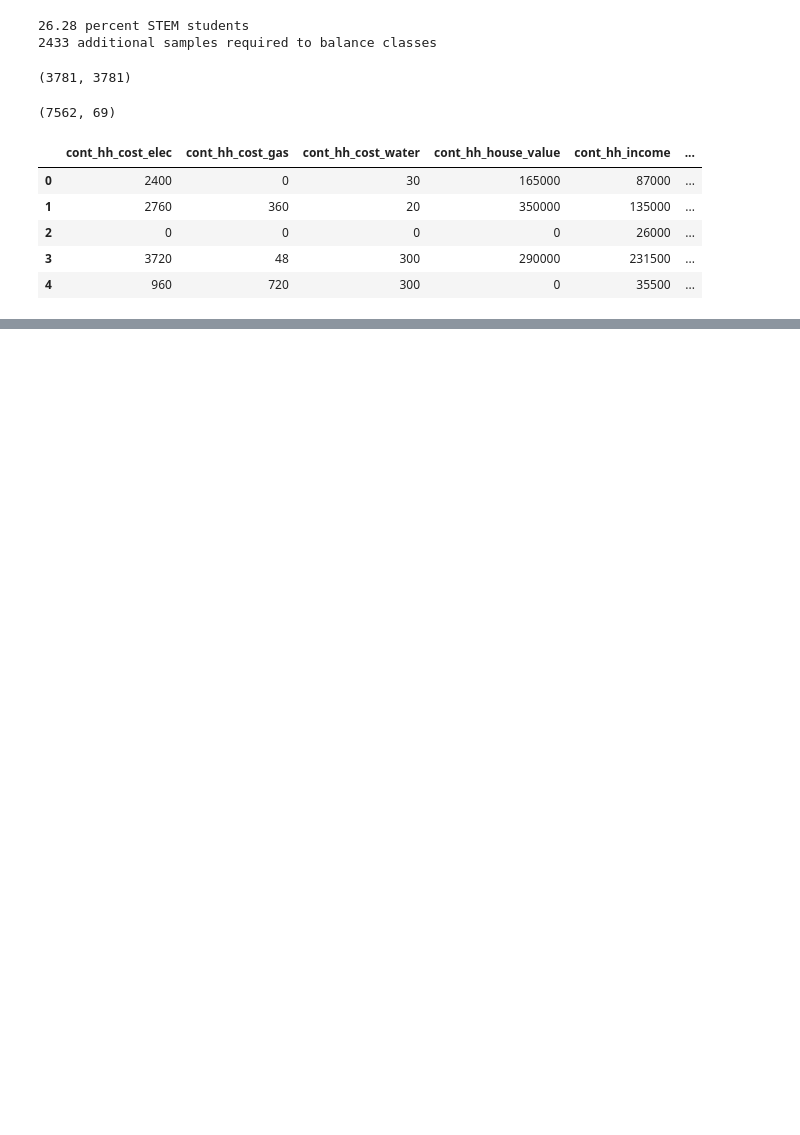
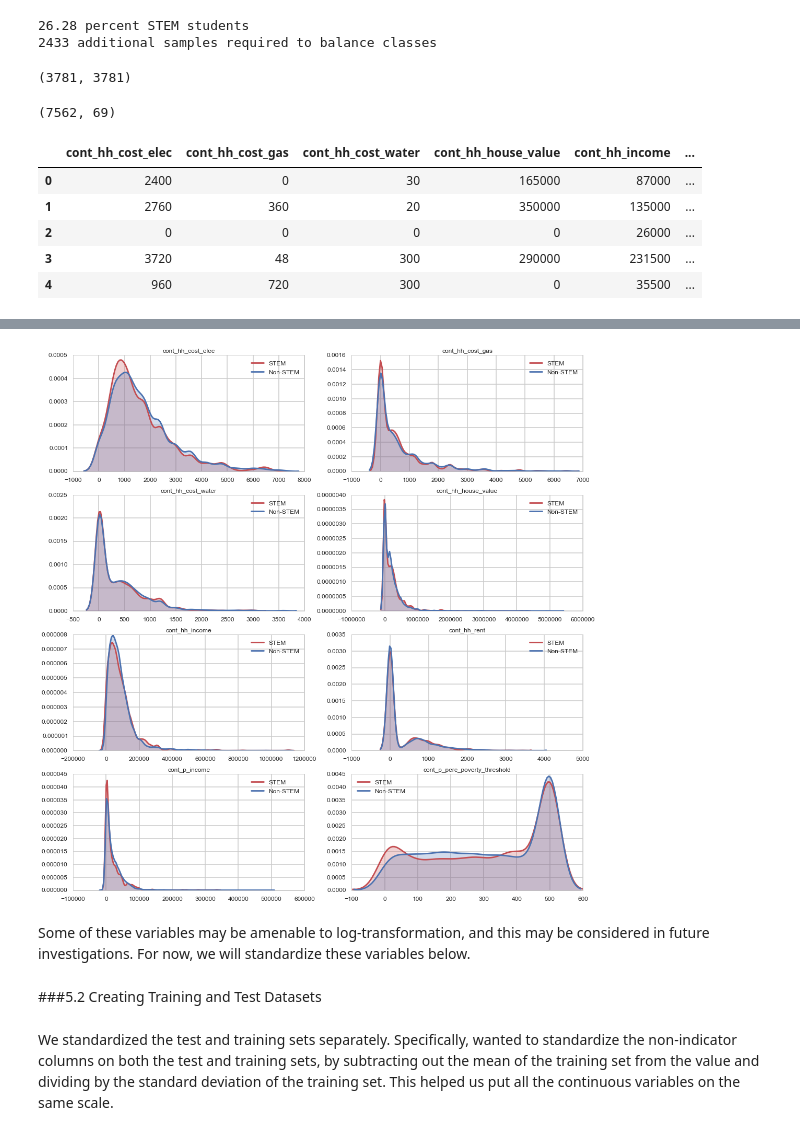
Before and after one commit to amlsf/stem-study, a Jupyter notebook: process_book.ipynb, the cells around one changed output, grey strips where cells are left out. Cells and saved outputs as stored; diff of their text form; code cells hidden in the pictures; blank space fills up the shorter version.

```diff
--- a/process_book.ipynb
+++ b/process_book.ipynb
@@ -1462,0 +1552,8 @@ dftomodel_maleall.head()
+# %%
+# use locally stored file
+dftomodel = pd.read_csv('data/dftomodel_femaleall.csv')
+
+# use web-based file (~2.3MB)
+# dftomodel = pd.read_csv('https://copy.com/R0oIMahBZgm8TPnN')
+
+dftomodel.drop('Unnamed: 0', axis=1, inplace=True)
@@ -1462,0 +1660,18 @@ dftomodel_maleall.head()
+# %%
+CONTINUOUS = ['cont_hh_cost_elec',
+ 'cont_hh_cost_gas',
+ 'cont_hh_cost_water',
+ 'cont_hh_house_value',
+ 'cont_hh_income',
+ 'cont_hh_rent',
+ 'cont_p_income',
+ 'cont_p_perc_poverty_threshold']
+
+print min(dftomodel.cont_hh_cost_elec), max(dftomodel.cont_hh_cost_elec)
+print min(dftomodel.cont_hh_cost_gas), max(dftomodel.cont_hh_cost_gas)
+print min(dftomodel.cont_hh_cost_water), max(dftomodel.cont_hh_cost_water)
+print min(dftomodel.cont_hh_house_value), max(dftomodel.cont_hh_house_value)
+print min(dftomodel.cont_hh_income), max(dftomodel.cont_hh_income)
+print min(dftomodel.cont_hh_rent), max(dftomodel.cont_hh_rent)
+print min(dftomodel.cont_p_income), max(dftomodel.cont_p_income)
+print min(dftomodel.cont_p_perc_poverty_threshold), max(dftomodel.cont_p_perc_poverty_threshold)
@@ -1462,0 +1687,20 @@ dftomodel_maleall.head()
+# %%
+# check for trends in continuous variables
+# note - not standardized
+figContVars, axes = plt.subplots(nrows=4, ncols=2, figsize=(15, 15), tight_layout=True)
+
+for axis, feature in zip(axes.ravel(), CONTINUOUS):
+    sns.kdeplot(dftomodel[feature][dftomodel.i_p_stem==1], shade=True, label='STEM', color=snsRed, ax=axis)
+    sns.kdeplot(dftomodel[feature][dftomodel.i_p_stem==0], shade=True, label='Non-STEM', color=snsBlue, ax=axis)
+    axis.set_title(feature, fontsize=12)
+    axis.legend(loc='best', fontsize=12)
+    for label in (axis.get_xticklabels() + axis.get_yticklabels()):
+        label.set_fontsize(12)
+# %% [output]
+[figure, added]
+# %% [markdown]
+Some of these variables may be amenable to log-transformation, and this may be considered in future investigations. For now, we will standardize these variables below.
+# %% [markdown]
+###5.2 Creating Training and Test Datasets
+# %% [markdown]
+We standardized the test and training sets separately. Specifically, wanted to standardize the non-indicator columns on both the test and training sets, by subtracting out the mean of the training set from the value and dividing by the standard deviation of the training set. This helped us put all the continuous variables on the same scale.
```
Also changed, not shown: parts of 200 cells of this notebook, 10 other files.
